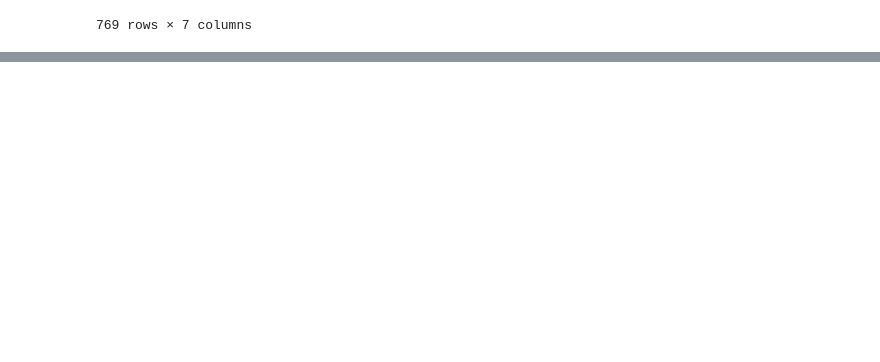
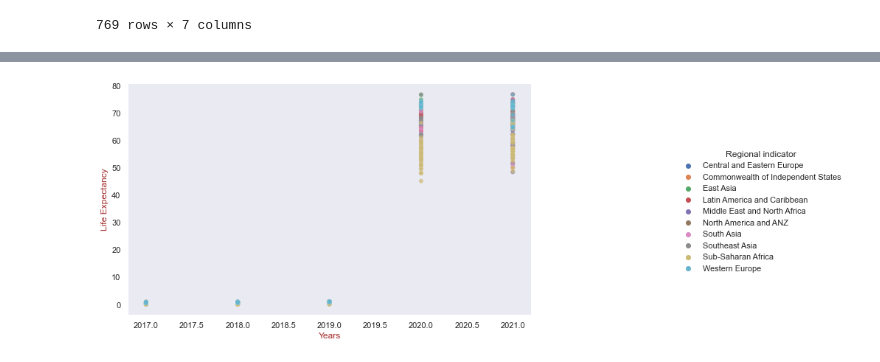
Before and after one commit to Ryan-Malin/TeamHappinessMain, a Jupyter notebook: Happiness.ipynb, the cells around one changed output, grey strips where cells are left out. Drawn from its saved outputs; the diff is of its cells as text; code cells hidden in the pictures; blank space fills up the shorter version.

```diff
--- a/Happiness.ipynb
+++ b/Happiness.ipynb
@@ -127,0 +154,6 @@ happiness_combined_df
+# %%
+multi_group = happiness_combined_df.groupby(['Year','Regional indicator','Country'])[['Life Expectancy']].mean()
+multi_group
+#clean_group_df = multi_group.dropna(how='all', axis=1)
+
+#clean_multigrp= multi_group.dropna(axis=0, subset=['Country'])
@@ -127,0 +175,8 @@ happiness_combined_df
+# %%
+sns.set_style('dark')
+plot = sns.relplot(data=multi_group, x='Year', y='Life Expectancy',hue='Regional indicator', alpha=0.7, edgecolors="orange", linewidth=0.1).set(xscale="linear")
+#plot = sns.relplot(x= 'Score', y ='Total Amount Deposited', data =multi_group, hue = 'Predicted Category',alpha=0.7, edgecolors="orange", linewidth=0.1)
+plot.set_axis_labels("Years", "Life Expectancy",color = "brown")
+plot.fig.set_size_inches(15,5)
+# %% [output]
+[figure, added]
```
Also changed, not shown: parts of 8 cells of this notebook, 1 other file.
